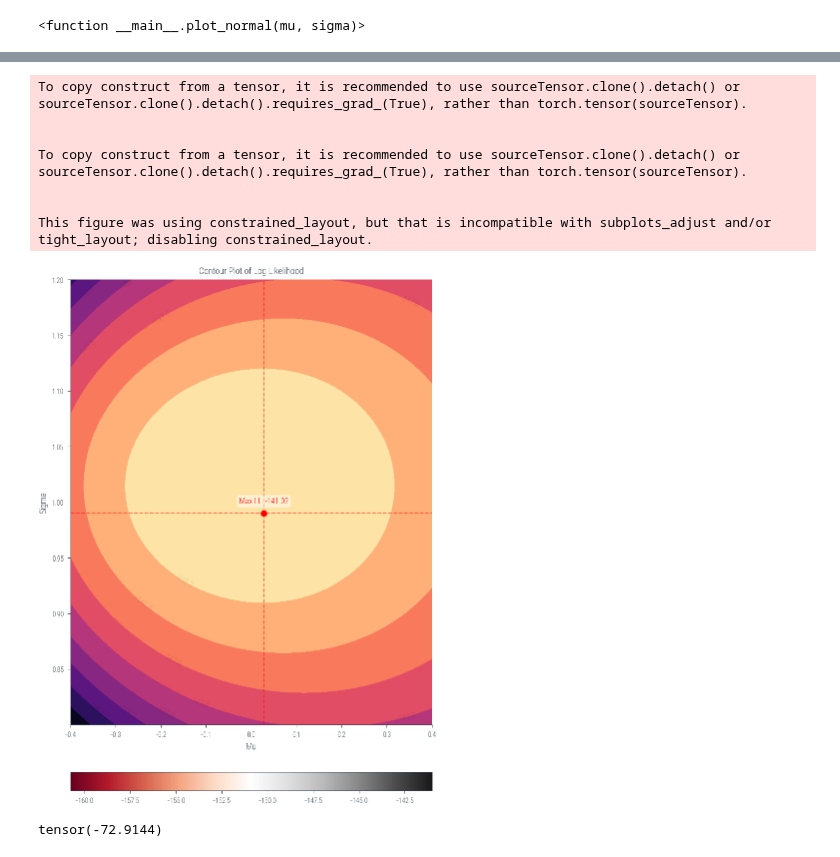
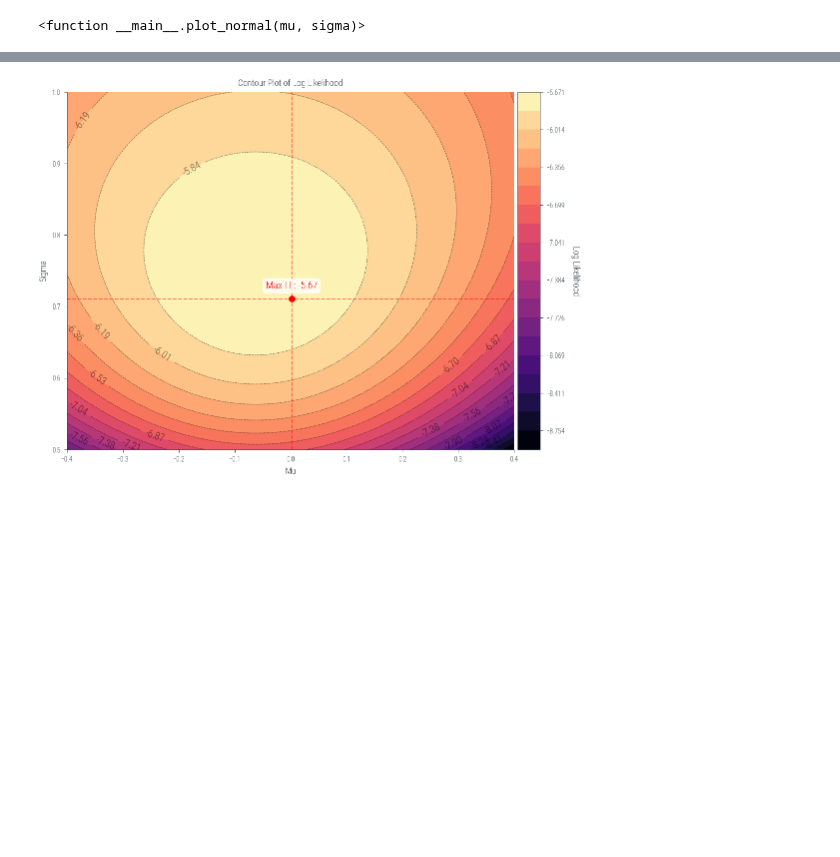
Before and after one commit to nipunbatra/pml-teaching, a Jupyter notebook: notebooks/mle-univariate.ipynb, the cells around one changed output, grey strips where cells are left out. Cells and saved outputs as stored; diff of their text form; code cells hidden in the pictures; blank space fills up the shorter version.

```diff
--- a/notebooks/mle-univariate.ipynb
+++ b/notebooks/mle-univariate.ipynb
@@ -264,7 +264,7 @@ interactive(children=(IntSlider(value=50, description='s1'), IntSlider(value=50,
 # %%
 # Let us now consider some N points from a univariate Gaussian distribution with mean 0 and variance 1.
 
-N = 100
+N = 5
 torch.manual_seed(2)
 samples = torch.distributions.Normal(0, 1).sample((N,))
 samples
@@ -392,18 +372,7 @@ samples.mean(), samples.std(correction=0)
 # %%
-mus = torch.linspace(-0.4, 0.4, 100)
-sigmas = torch.linspace(0.8, 1.2,100)
+mus = torch.linspace(-0.4, 0.4, 200)
+sigmas = torch.linspace(0.5, 1.0,200)
 lls = get_lls(mus, sigmas)
 plot_lls(mus, sigmas, lls)
 # %% [output]
-To copy construct from a tensor, it is recommended to use sourceTensor.clone().detach() or sourceTensor.clone().detach().requires_grad_(True), rather than torch.tensor(sourceTensor).
-
-
-To copy construct from a tensor, it is recommended to use sourceTensor.clone().detach() or sourceTensor.clone().detach().requires_grad_(True), rather than torch.tensor(sourceTensor).
-
-
-This figure was using constrained_layout, but that is incompatible with subplots_adjust and/or tight_layout; disabling constrained_layout.
-[figure, old version]
+[figure, new version]
-# %%
-ll(0.05,1.01)[1]
-# %% [output]
-tensor(-72.9144)
```
Also changed, not shown: parts of 9 cells of this notebook, 5 other files.
